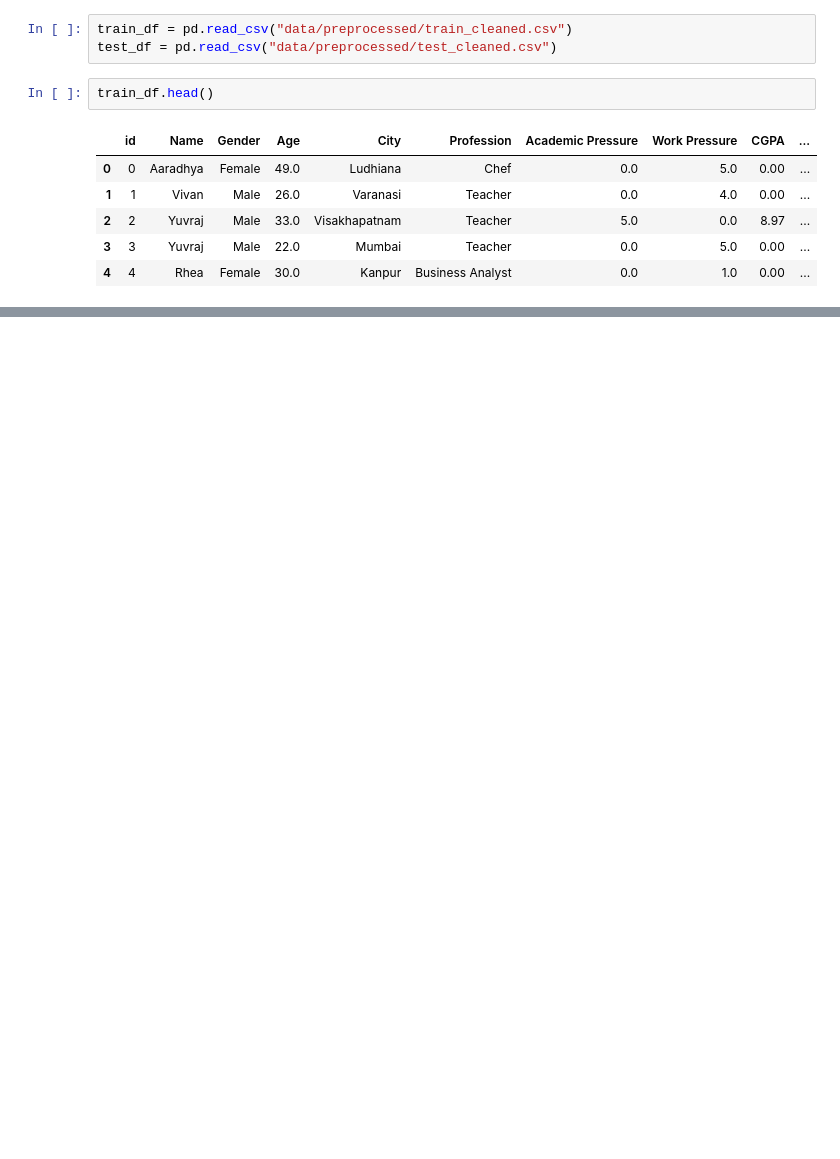
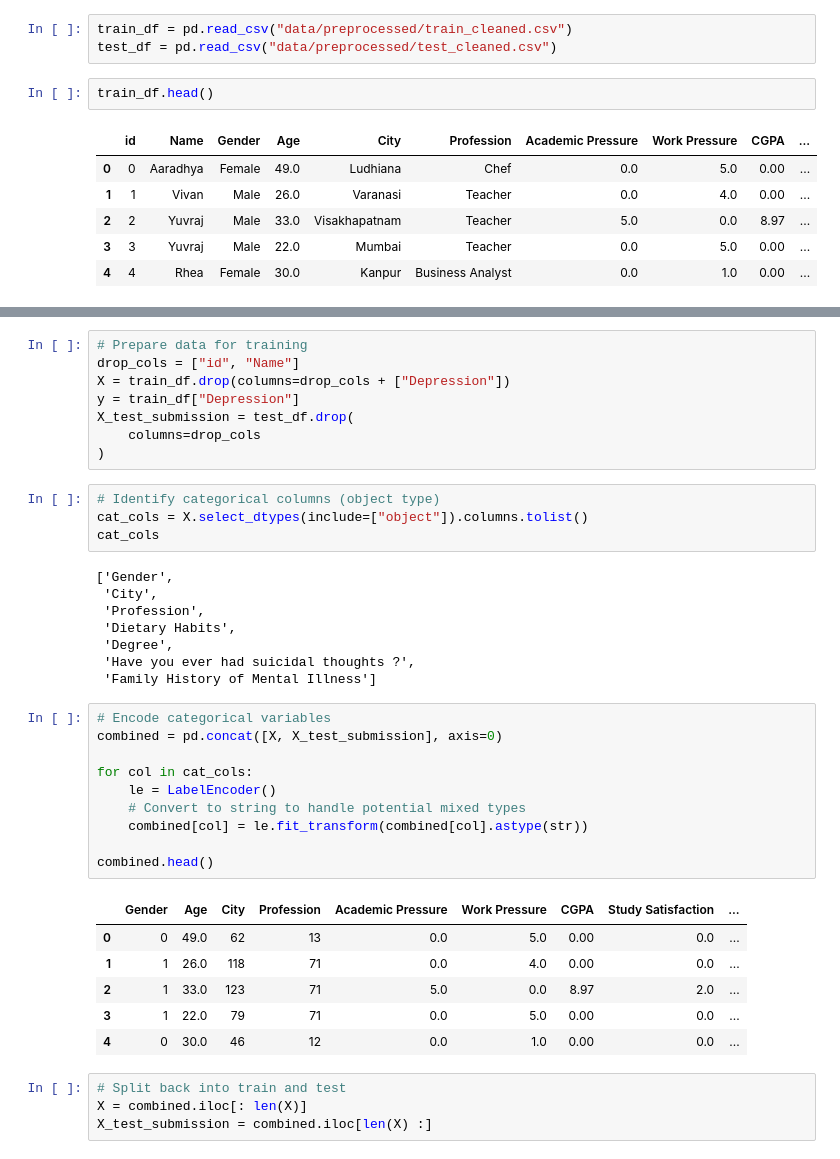
Before and after one commit to dihungg/Chatbot_Extension, a Jupyter notebook: ensemble.ipynb, the cells around one changed output, grey strips where cells are left out. Cells and saved outputs as stored; diff of their text form; blank space fills up the shorter version.

```diff
--- a/ensemble.ipynb
+++ b/ensemble.ipynb
@@ -21,3 +54,44 @@ test_df.head()
 | 2 | 140702 | Yash | Male | 53.0 | Jaipur | Teacher | 0.0 | 4.0 | 0.00 | ... |
 | 3 | 140703 | Nalini | Female | 23.0 | Rajkot | Teacher | 5.0 | 0.0 | 6.84 | ... |
 | 4 | 140704 | Shaurya | Male | 47.0 | Kalyan | Teacher | 0.0 | 5.0 | 0.00 | ... |
+# %%
+# Prepare data for training
+drop_cols = ["id", "Name"]
+X = train_df.drop(columns=drop_cols + ["Depression"])
+y = train_df["Depression"]
+X_test_submission = test_df.drop(
+    columns=drop_cols
+)
+# %%
+# Identify categorical columns (object type)
+cat_cols = X.select_dtypes(include=["object"]).columns.tolist()
+cat_cols
+# %% [output]
+['Gender',
+ 'City',
+ 'Profession',
+ 'Dietary Habits',
+ 'Degree',
+ 'Have you ever had suicidal thoughts ?',
+ 'Family History of Mental Illness']
+# %%
+# Encode categorical variables
+combined = pd.concat([X, X_test_submission], axis=0)
+
+for col in cat_cols:
+    le = LabelEncoder()
+    # Convert to string to handle potential mixed types
+    combined[col] = le.fit_transform(combined[col].astype(str))
+
+combined.head()
+# %% [output]
+|  | Gender | Age | City | Profession | Academic Pressure | Work Pressure | CGPA | Study Satisfaction | ... |
+| 0 | 0 | 49.0 | 62 | 13 | 0.0 | 5.0 | 0.00 | 0.0 | ... |
+| 1 | 1 | 26.0 | 118 | 71 | 0.0 | 4.0 | 0.00 | 0.0 | ... |
+| 2 | 1 | 33.0 | 123 | 71 | 5.0 | 0.0 | 8.97 | 2.0 | ... |
+| 3 | 1 | 22.0 | 79 | 71 | 0.0 | 5.0 | 0.00 | 0.0 | ... |
+| 4 | 0 | 30.0 | 46 | 12 | 0.0 | 1.0 | 0.00 | 0.0 | ... |
+# %%
+# Split back into train and test
+X = combined.iloc[: len(X)]
+X_test_submission = combined.iloc[len(X) :]
```
Also changed, not shown: parts of 8 cells of this notebook, 9 other files.
